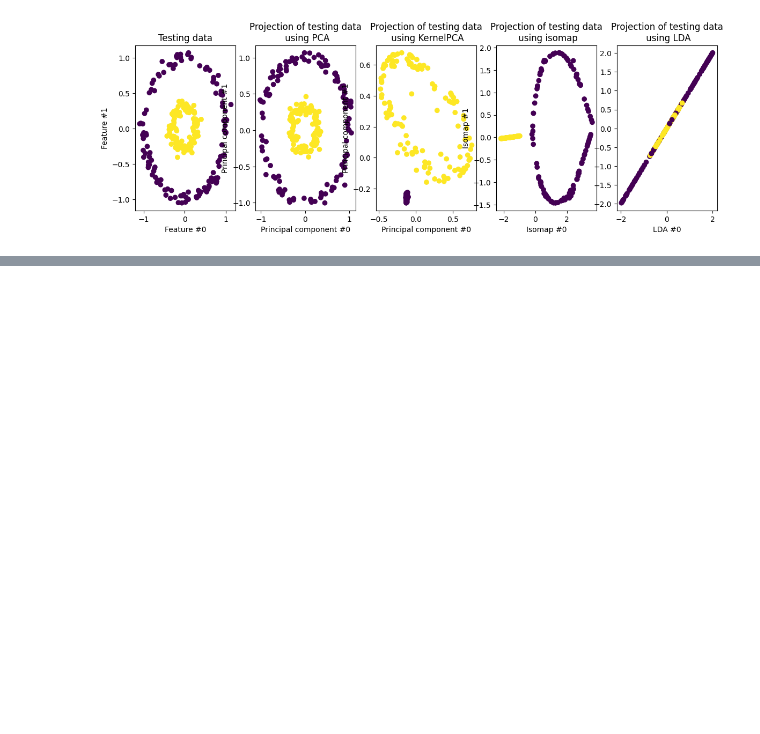
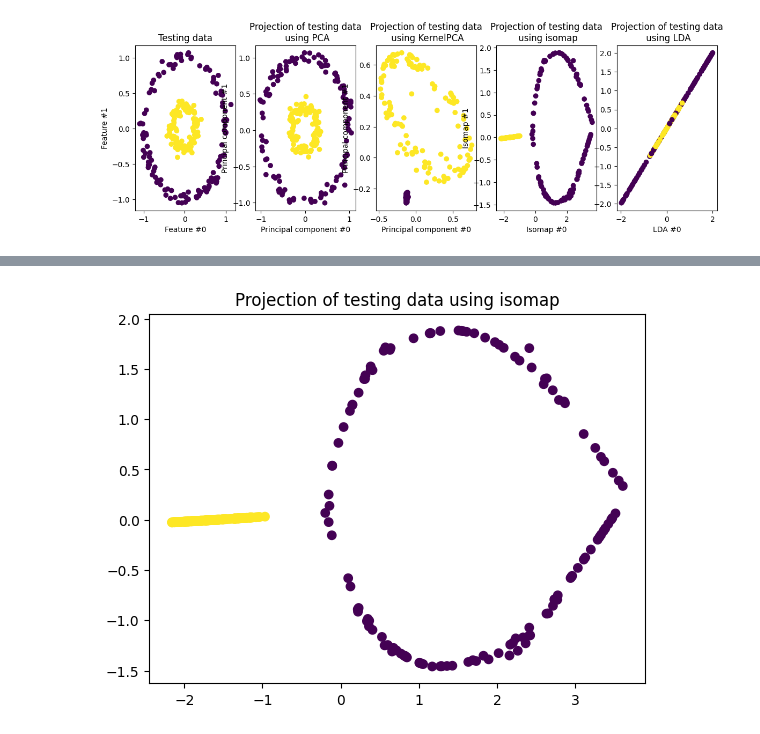
Before and after one commit to AAU-Dat/P5-Nonlinear-Dimensionality-Reduction, a Jupyter notebook: jupyter-notebooks/nonlinear.ipynb, the cells around one changed output, grey strips where cells are left out. Drawn from its saved outputs; the diff is of its cells as text; code cells hidden in the pictures; blank space fills up the shorter version.

```diff
--- a/jupyter-notebooks/nonlinear.ipynb
+++ b/jupyter-notebooks/nonlinear.ipynb
@@ -151,0 +96,7 @@ ValueError: Unknown label type: (array([-0.59830762, -2.83574418, -1.41645786, .
+# %%
+plt.figure()
+plt.scatter(S_isomap[:, 0], S_isomap[:, 1], c=y_test)
+plt.title("Projection of testing data using isomap")
+plt.show()
+# %% [output]
+[figure, added]
```
Also changed, not shown: parts of 8 cells of this notebook.
